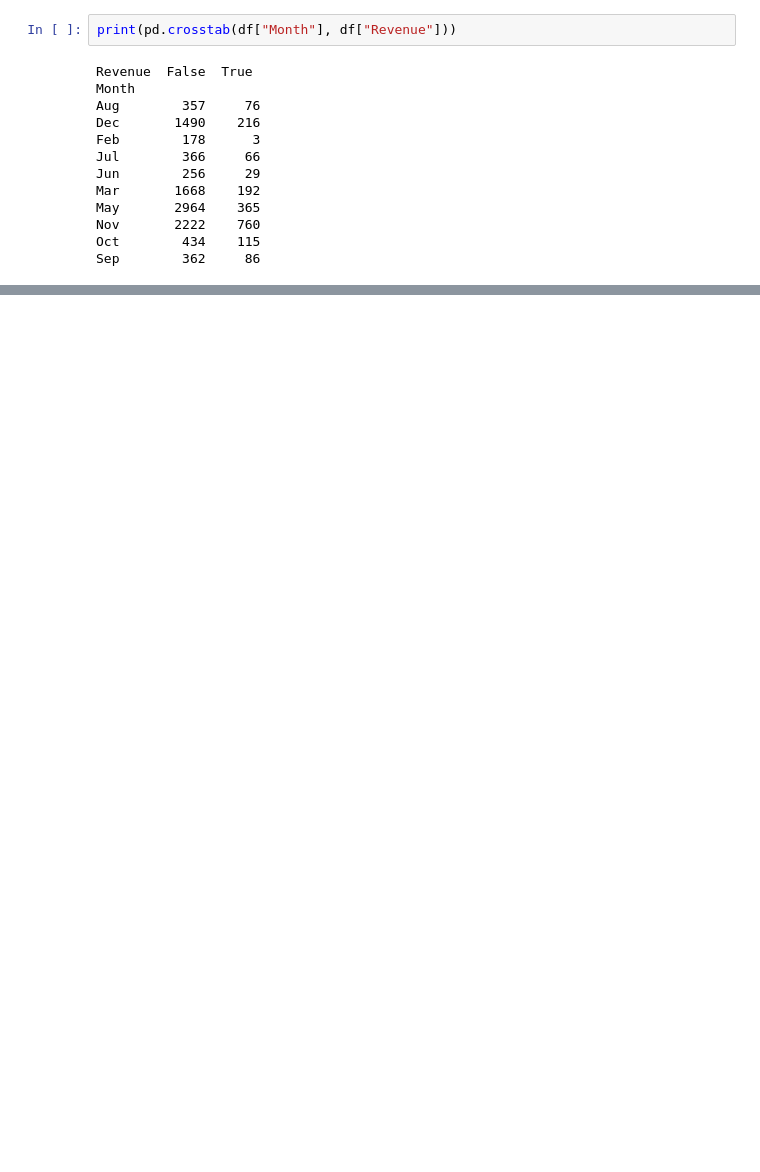
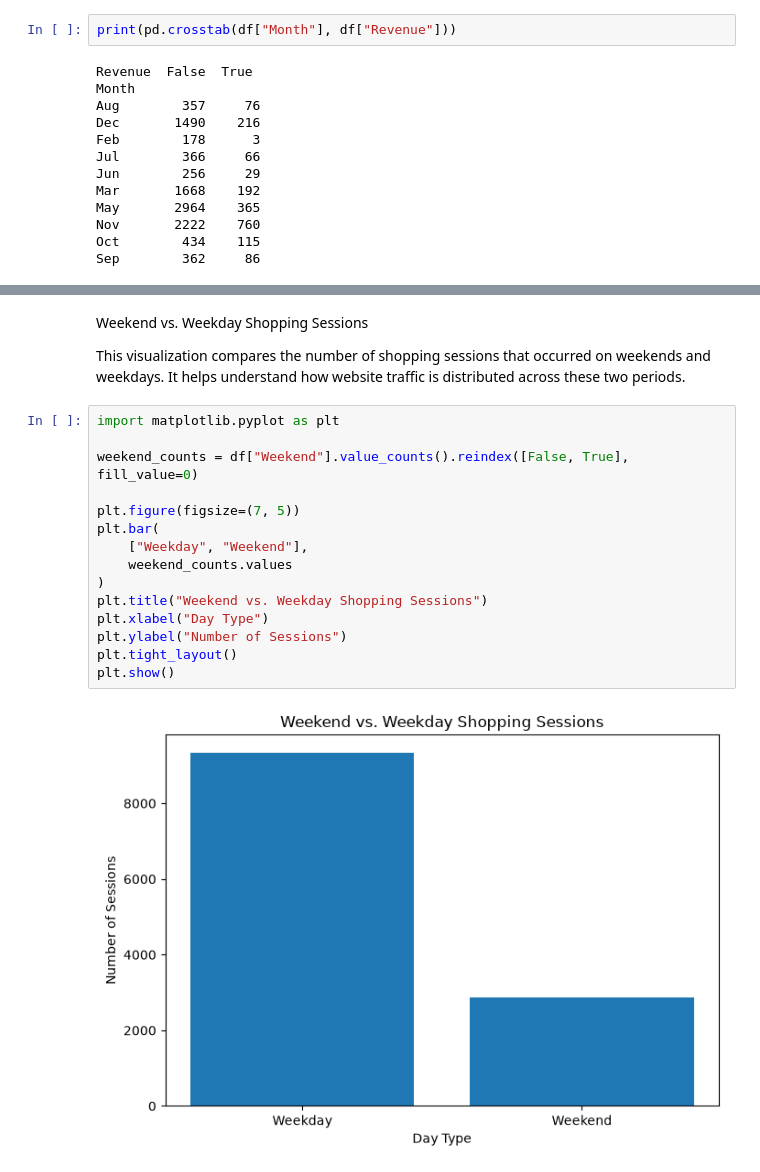
Before and after one commit to Abel-P-THOMAS/online-shopping-purchase-intention_analysis, a Jupyter notebook: project final/online_shopping_analysis.ipynb, the cells around one changed output, grey strips where cells are left out. Cells and saved outputs as stored; diff of their text form; blank space fills up the shorter version.

```diff
--- a/project final/online_shopping_analysis.ipynb
+++ b/project final/online_shopping_analysis.ipynb
@@ -381,0 +580,21 @@ Sep        362     86
+# %% [markdown]
+Weekend vs. Weekday Shopping Sessions
+
+This visualization compares the number of shopping sessions that occurred on weekends and weekdays. It helps understand how website traffic is distributed across these two periods.
+# %%
+import matplotlib.pyplot as plt
+
+weekend_counts = df["Weekend"].value_counts().reindex([False, True], fill_value=0)
+
+plt.figure(figsize=(7, 5))
+plt.bar(
+    ["Weekday", "Weekend"],
+    weekend_counts.values
+)
+plt.title("Weekend vs. Weekday Shopping Sessions")
+plt.xlabel("Day Type")
+plt.ylabel("Number of Sessions")
+plt.tight_layout()
+plt.show()
+# %% [output]
+[figure, added]
```
Also changed, not shown: parts of 55 cells of this notebook.
